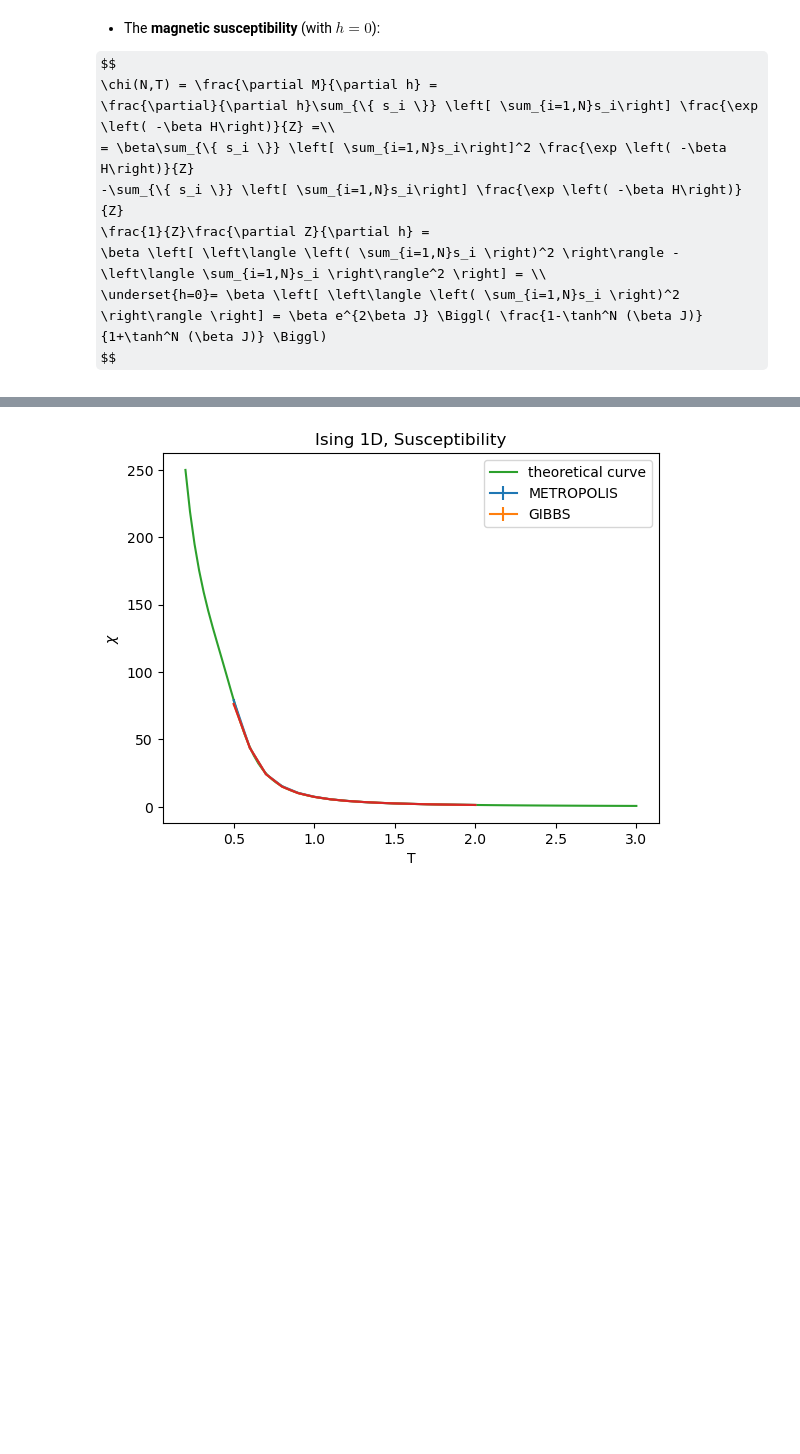
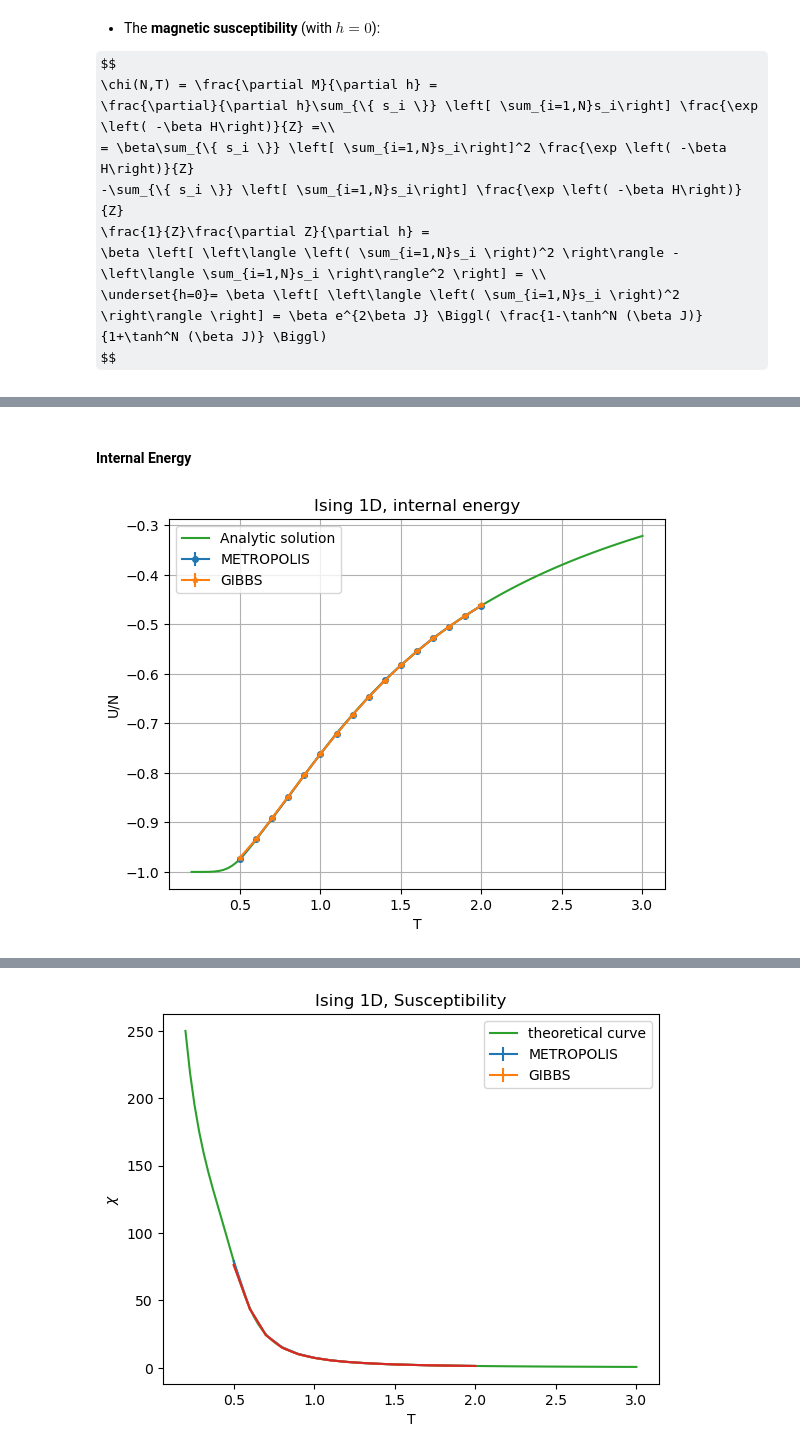
Before and after one commit to edoiannu/LSN_Exercises_Iannucci, a Jupyter notebook: Exercises_06/LSN_Exercises_06.ipynb, the cells around one changed output, grey strips where cells are left out. Cells and saved outputs as stored; diff of their text form; code cells hidden in the pictures; some formulas as TeX source; blank space fills up the shorter version.

```diff
--- a/Exercises_06/LSN_Exercises_06.ipynb
+++ b/Exercises_06/LSN_Exercises_06.ipynb
@@ -173,0 +103,39 @@ $$
+# %% [markdown]
+#### Internal Energy
+# %%
+import numpy as np
+import matplotlib.pyplot as plt
+points=100
+T = np.linspace(0.2,3.0,num=points)
+beta = (1/T)
+J = 1.0
+Ns = 50
+th = np.tanh(J/T)
+thN= th**Ns
+ch = 1/th
+e = -J*( th + ch*thN )/( 1 + thN )
+
+alg = ["METROPOLIS","GIBBS"]
+marker = ['o','*']
+
+for i in range(2):
+    t = []
+    mean = []
+    sigma = []
+    file = open("results/"+alg[i]+"/total_energy.out", "r")
+    for line in file: # to read every line of the file
+        elements = line.split()
+        t.append(float(elements[0]))
+        mean.append(float(elements[1]))
+        sigma.append(float(elements[2]))
+    plt.errorbar(t,mean,yerr=sigma,marker=marker[i],markersize=4,label=alg[i])
+    plt.grid(True)
+
+plt.plot(T, e, label="Analytic solution")
+plt.title('Ising 1D, internal energy')
+plt.xlabel('T')
+plt.ylabel('U/N')
+plt.legend()
+plt.show()
+# %% [output]
+[figure, added]
```
Also changed, not shown: parts of 13 cells of this notebook, 1 other file.
